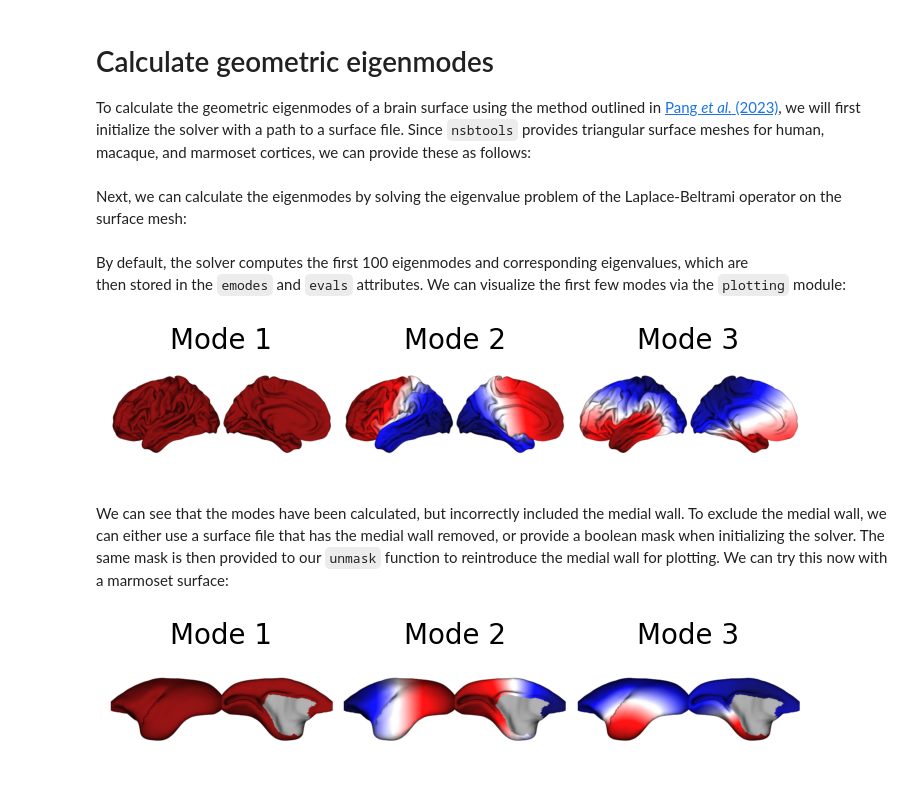
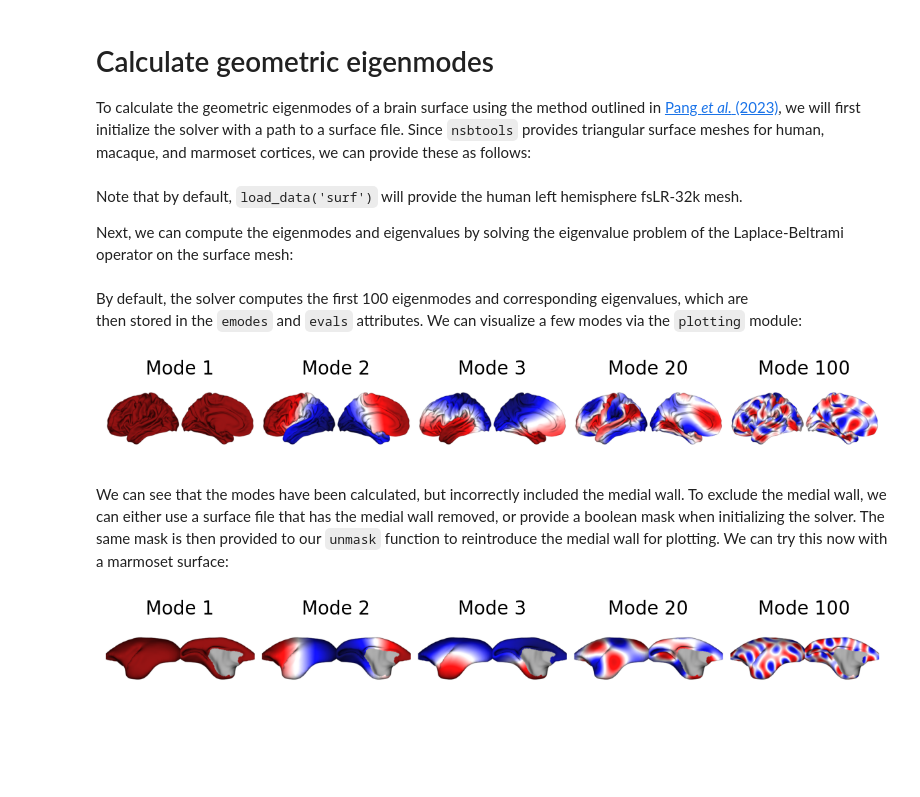
Before and after one commit to VictorBarnes/neuromodes, a Jupyter notebook: docs/tutorials/calc_modes.ipynb, the cells around one changed output. Saved outputs shown, nothing was run; the diff lists cells and outputs as text; code cells hidden in the pictures; blank space fills up the shorter version.

Commit message:
Add class method wrappers + update API reference & tutorials + replace marmoset data

```diff
--- a/docs/tutorials/calc_modes.ipynb
+++ b/docs/tutorials/calc_modes.ipynb
@@ -13,29 +13,27 @@ from nsbtools.plotting import plot_surf
 from importlib.resources import files
 
 # Load cortical surface mesh
-lh_surf = load_data('surf', species='human', template='fsLR', density='32k', hemi='L')
+lh_surf = load_data('surf')
 
 # Initialize solver with surface
 solver = EigenSolver(lh_surf)
 # %% [markdown]
-Next, we can calculate the eigenmodes by solving the eigenvalue problem of the Laplace-Beltrami
+Note that by default, `load_data('surf')` will provide the human left hemisphere fsLR-32k mesh.
+
+Next, we can compute the eigenmodes and eigenvalues by solving the eigenvalue problem of the Laplace-Beltrami
 operator on the surface mesh:
 # %%
-solver.solve()
+emodes, evals = solver.solve()
 # %% [markdown]
 
 By default, the solver computes the first 100 eigenmodes and corresponding eigenvalues, which are
- then stored in the `emodes` and `evals` attributes. We can visualize the first few modes via the
+ then stored in the `emodes` and `evals` attributes. We can visualize a few modes via the
  `plotting` module:
 # %%
-# Get the first 3 eigenmodes
-modes = solver.emodes[:, :3]
-
-# Visualize on the cortical surface
 lh_surfpath = files('nsbtools.data') / 'sp-human_tpl-fsLR_den-32k_hemi-L_midthickness.surf.gii'
-plot_surf(lh_surfpath, modes, labels=['Mode 1', 'Mode 2', 'Mode 3'], cmap='seismic_r')
+plot_surf(lh_surfpath, emodes[:,[0,1,2,19,99]], labels=['Mode 1', 'Mode 2', 'Mode 3', 'Mode 20', 'Mode 100'], cmap='seismic_r')
 # %% [output]
-[figure, old version]
+[figure, new version]
 # %% [markdown]
 
 We can see that the modes have been calculated, but incorrectly included the medial wall. To exclude
@@ -44,19 +42,18 @@ We can see that the modes have been calculated, but incorrectly included the med
  to reintroduce the medial wall for plotting. We can try this now with a marmoset surface:
 # %%
 # Load medial wall mask
-marmo_medmask = load_data('medmask', species='marmoset', template='fsLR', density='10k', hemi='L')
+marmo_medmask = load_data('medmask', species='marmoset', density='38k')
 
 # Initialize solver with marmoset surface and mask
-marmo_lh_surf = load_data('surf', species='marmoset', template='fsLR', density='10k', hemi='L')
+marmo_lh_surf = load_data('surf', species='marmoset', density='38k')
 marmo_solver = EigenSolver(marmo_lh_surf, mask=marmo_medmask)
 
-# Get the first 3 eigenmodes
-marmo_solver.solve()
-marmodes = marmo_solver.emodes[:, :3]
+# Solve the eigenvalue problem
+marmo_emodes, marmo_evals = marmo_solver.solve()
 
 # Visualize on the cortical surface
-marmodes_unmasked = unmask(marmodes, marmo_medmask)
-marmo_lh_surfpath = files('nsbtools.data') / 'sp-marmoset_tpl-fsLR_den-10k_hemi-L_midthickness.surf.gii'
-plot_surf(marmo_lh_surfpath, marmodes_unmasked, labels=['Mode 1', 'Mode 2', 'Mode 3'], cmap='seismic_r')
+marmodes_unmasked = unmask(marmo_emodes[:,[0,1,2,19,99]], marmo_medmask)
+marmo_lh_surfpath = files('nsbtools.data') / 'sp-marmoset_tpl-fsLR_den-38k_hemi-L_midthickness.surf.gii'
+plot_surf(marmo_lh_surfpath, marmodes_unmasked, labels=['Mode 1', 'Mode 2', 'Mode 3', 'Mode 20', 'Mode 100'], cmap='seismic_r')
 # %% [output]
-[figure, old version]
+[figure, new version]
```
Also changed, not shown: 24 other files.
